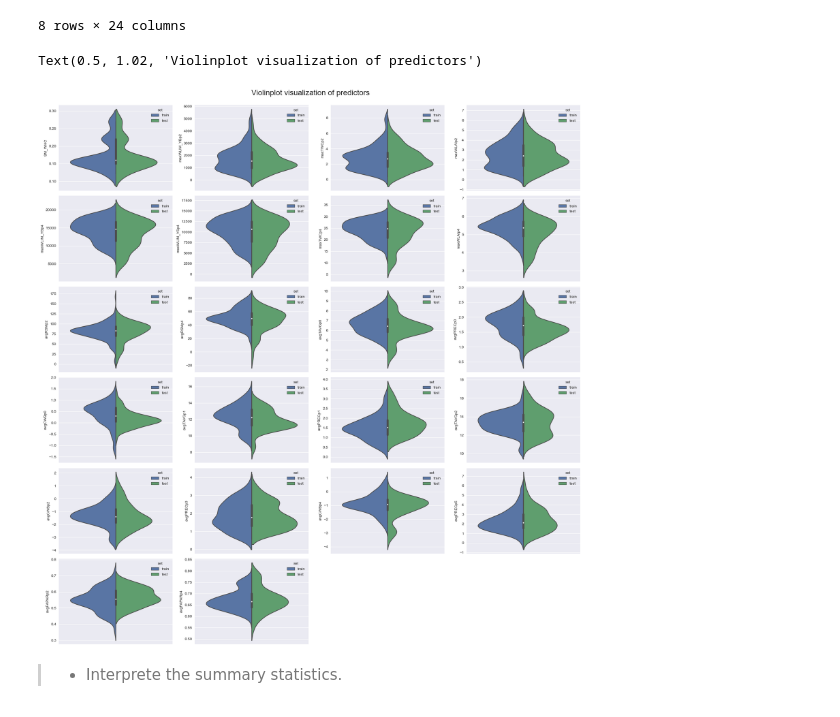
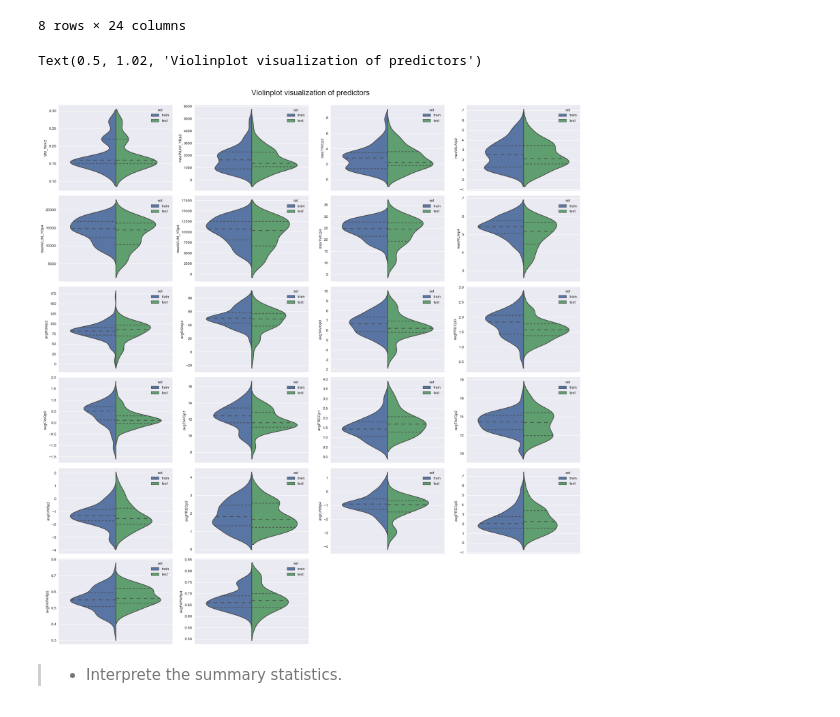
Before and after one commit to mdominguezd/MachineLearning_Project_MDD_LRI, a Jupyter notebook: Project/week_1_notebook.ipynb, the cells around one changed output. Drawn from its saved outputs; the diff is of its cells as text; code cells hidden in the pictures.

```diff
--- a/Project/week_1_notebook.ipynb
+++ b/Project/week_1_notebook.ipynb
@@ -120,19 +120,21 @@ See the caveats in the documentation: https://pandas.pydata.org/pandas-docs/stab
 # %%
 fig = plt.figure(figsize = (20,20))
 for i in range(22):
     ax = plt.subplot(6,4,i+1)
     sns.violinplot(data = full,
                    x=np.ones(len(full)),
                    y = full.columns[i+2],
                    hue = 'set',
+                   inner = 'quartile',
+                   scale = 'area',
                    split = True)
     ax.set_xticklabels([''])
 
 plt.tight_layout()
 plt.suptitle('Violinplot visualization of predictors', fontsize = 20, y = 1.02)
 # %% [output]
 Text(0.5, 1.02, 'Violinplot visualization of predictors')
-[figure, old version]
+[figure, new version]
 # %% [markdown]
 >    - Interprete the summary statistics.
 # %% [markdown]
```
Also changed, not shown: parts of 4 cells of this notebook.
